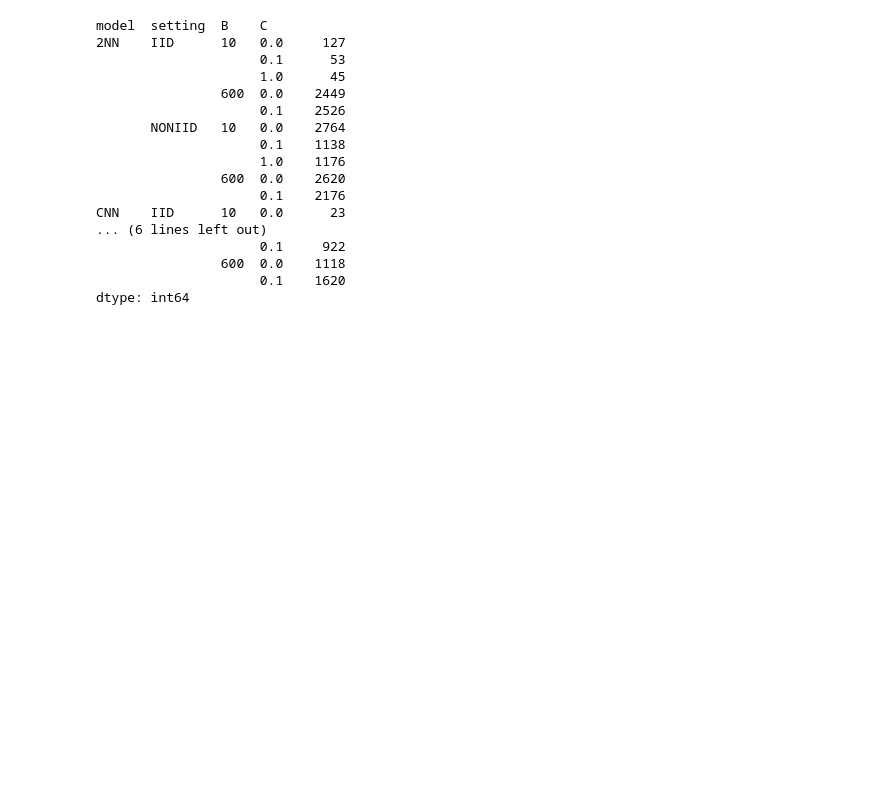
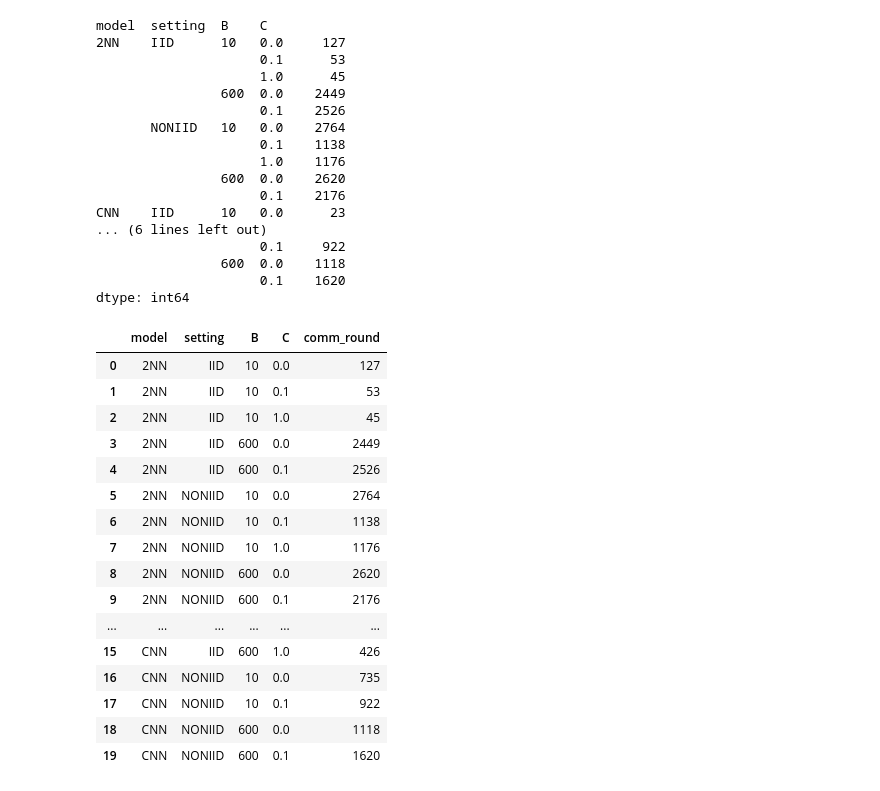
Before and after one commit to bahyhelmihp/fedavg-reproduce, a Jupyter notebook: question-2.ipynb, the cells around one changed output. Cells and saved outputs as stored; diff of their text form; code cells hidden in the pictures; blank space fills up the shorter version.

```diff
--- a/question-2.ipynb
+++ b/question-2.ipynb
@@ -149,0 +104,21 @@ def plot_loss(model, setting, B, C):
+# %%
+table_df = df_metrics.groupby(["model", "setting", "B", "C"]).size().to_frame('comm_round').reset_index()
+table_df
+# %% [output]
+|  | model | setting | B | C | comm_round |
+| 0 | 2NN | IID | 10 | 0.0 | 127 |
+| 1 | 2NN | IID | 10 | 0.1 | 53 |
+| 2 | 2NN | IID | 10 | 1.0 | 45 |
+| 3 | 2NN | IID | 600 | 0.0 | 2449 |
+| 4 | 2NN | IID | 600 | 0.1 | 2526 |
+| 5 | 2NN | NONIID | 10 | 0.0 | 2764 |
+| 6 | 2NN | NONIID | 10 | 0.1 | 1138 |
+| 7 | 2NN | NONIID | 10 | 1.0 | 1176 |
+| 8 | 2NN | NONIID | 600 | 0.0 | 2620 |
+| 9 | 2NN | NONIID | 600 | 0.1 | 2176 |
+| ... | ... | ... | ... | ... | ... |
+| 15 | CNN | IID | 600 | 1.0 | 426 |
+| 16 | CNN | NONIID | 10 | 0.0 | 735 |
+| 17 | CNN | NONIID | 10 | 0.1 | 922 |
+| 18 | CNN | NONIID | 600 | 0.0 | 1118 |
+| 19 | CNN | NONIID | 600 | 0.1 | 1620 |
```
Also changed, not shown: parts of 8 cells of this notebook, 5 other files.
